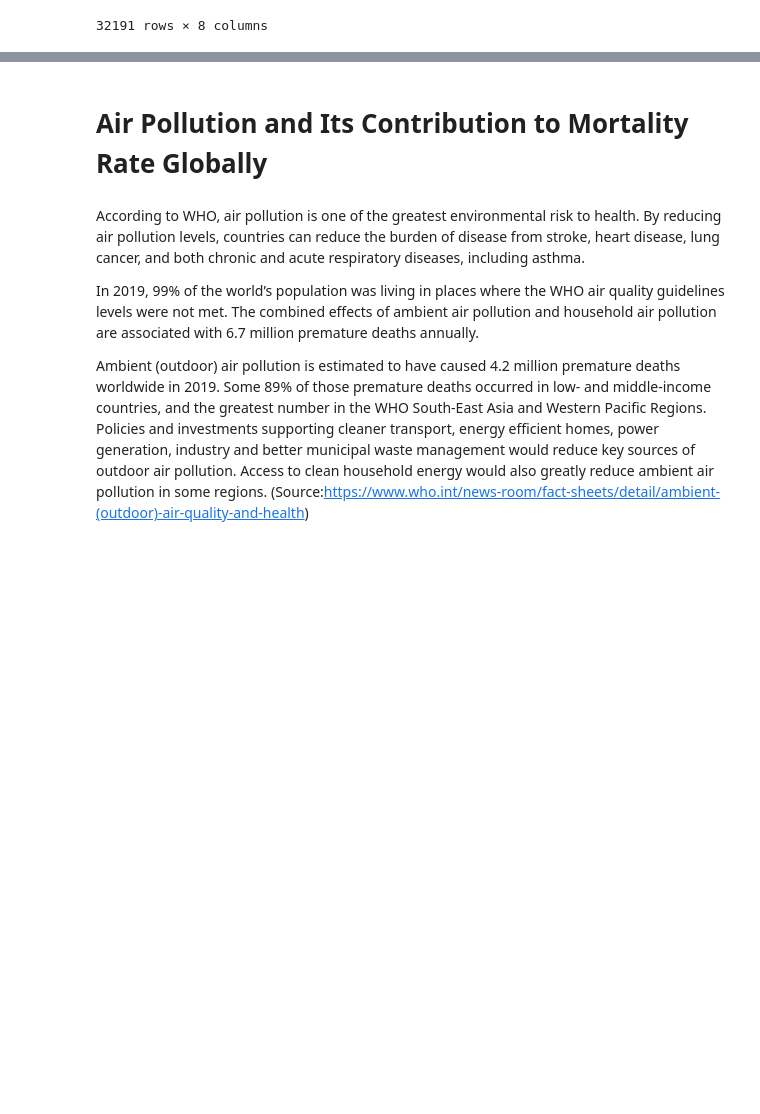
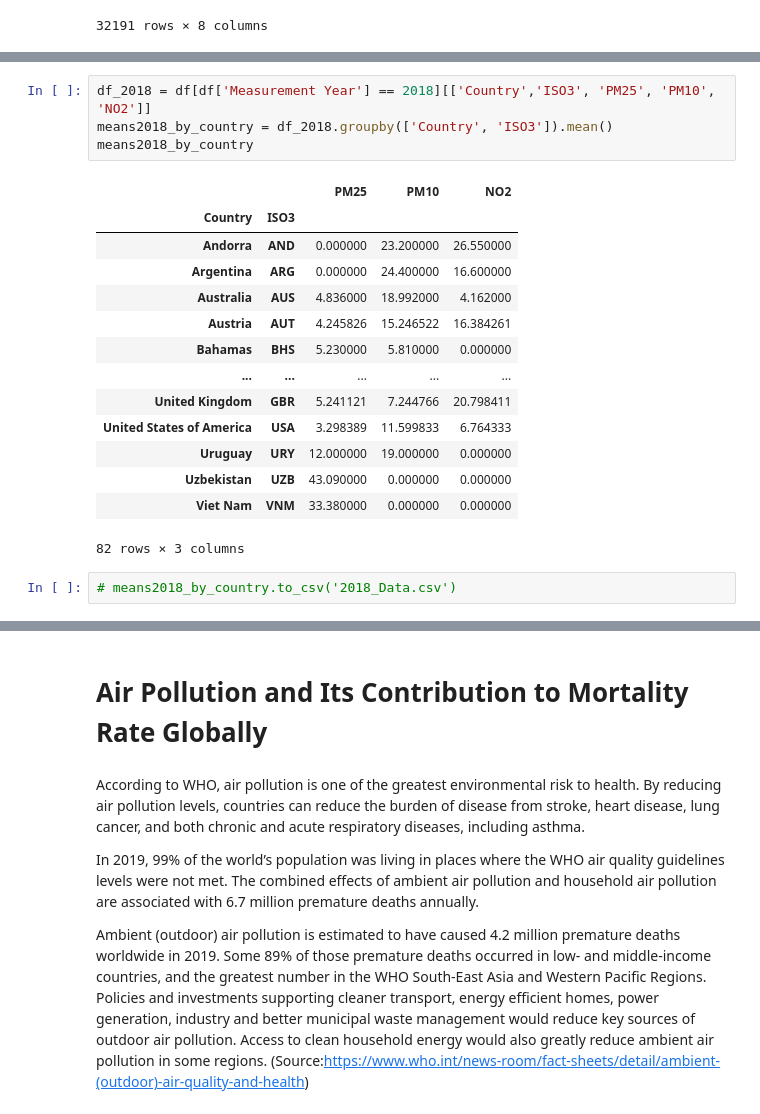
Before and after one commit to sameenshahzad/Project-3_Group-13, a Jupyter notebook: AQ_Data_ETL.ipynb, the cells around one changed output, grey strips where cells are left out. Drawn from its saved outputs; the diff is of its cells as text; blank space fills up the shorter version.

```diff
--- a/AQ_Data_ETL.ipynb
+++ b/AQ_Data_ETL.ipynb
@@ -514,0 +462,21 @@ means2019_by_country
+# %%
+df_2018 = df[df['Measurement Year'] == 2018][['Country','ISO3', 'PM25', 'PM10', 'NO2']]
+means2018_by_country = df_2018.groupby(['Country', 'ISO3']).mean()
+means2018_by_country
+# %% [output]
+|  |  | PM25 | PM10 | NO2 |
+| Country | ISO3 |  |  |  |
+| Andorra | AND | 0.000000 | 23.200000 | 26.550000 |
+| Argentina | ARG | 0.000000 | 24.400000 | 16.600000 |
+| Australia | AUS | 4.836000 | 18.992000 | 4.162000 |
+| Austria | AUT | 4.245826 | 15.246522 | 16.384261 |
+| Bahamas | BHS | 5.230000 | 5.810000 | 0.000000 |
+| ... | ... | ... | ... | ... |
+| United Kingdom | GBR | 5.241121 | 7.244766 | 20.798411 |
+| United States of America | USA | 3.298389 | 11.599833 | 6.764333 |
+| Uruguay | URY | 12.000000 | 19.000000 | 0.000000 |
+| Uzbekistan | UZB | 43.090000 | 0.000000 | 0.000000 |
+| Viet Nam | VNM | 33.380000 | 0.000000 | 0.000000 |
+82 rows × 3 columns
+# %%
+# means2018_by_country.to_csv('2018_Data.csv')
```
Also changed, not shown: parts of 34 cells of this notebook, 7 other files.
